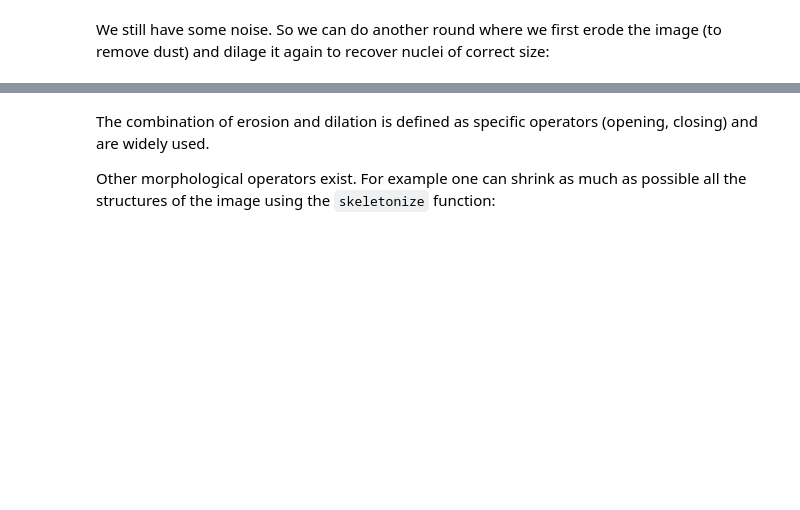
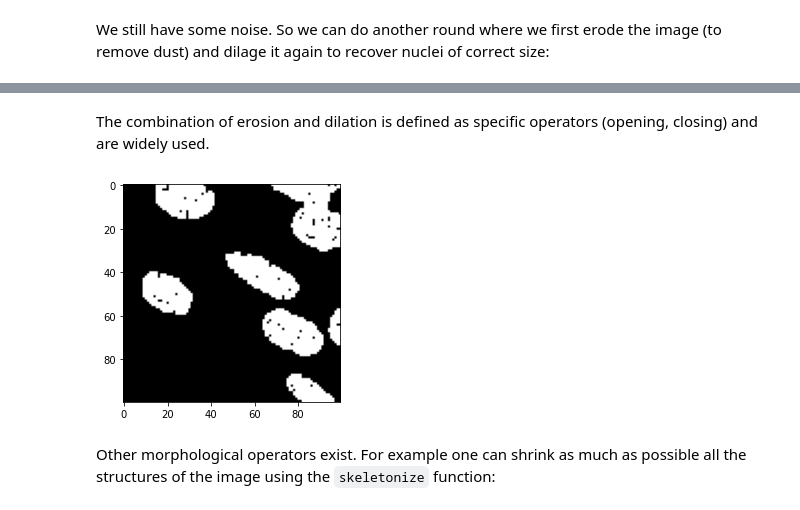
Before and after one commit to guiwitz/PyImageCourse_beginner, a Jupyter notebook: 11-Filtering.ipynb, the cells around one changed output, grey strips where cells are left out. Cells and saved outputs as stored; diff of their text form; code cells hidden in the pictures; blank space fills up the shorter version.

````diff
--- a/11-Filtering.ipynb
+++ b/11-Filtering.ipynb
@@ -223,6 +222,10 @@ plt.imshow(step4, cmap = 'gray');
+# %% [markdown]
+The combination of erosion and dilation is defined as specific operators (opening, closing) and are widely used.
+# %%
+plt.imshow(skimage.morphology.binary_opening(mask, selem=influence_region), cmap='gray');
+# %% [output]
+[figure, added]
 # %% [markdown]
-The combination of erosion and dilation is defined as specific operators (opening, closing) and are widely used.
-
 Other morphological operators exist. For example one can shrink as much as possible all the structures of the image using the ```skeletonize``` function:
 # %%
 skeleton = skimage.morphology.skeletonize(step4)
````
Also changed, not shown: parts of 12 cells of this notebook, 3 other files.
